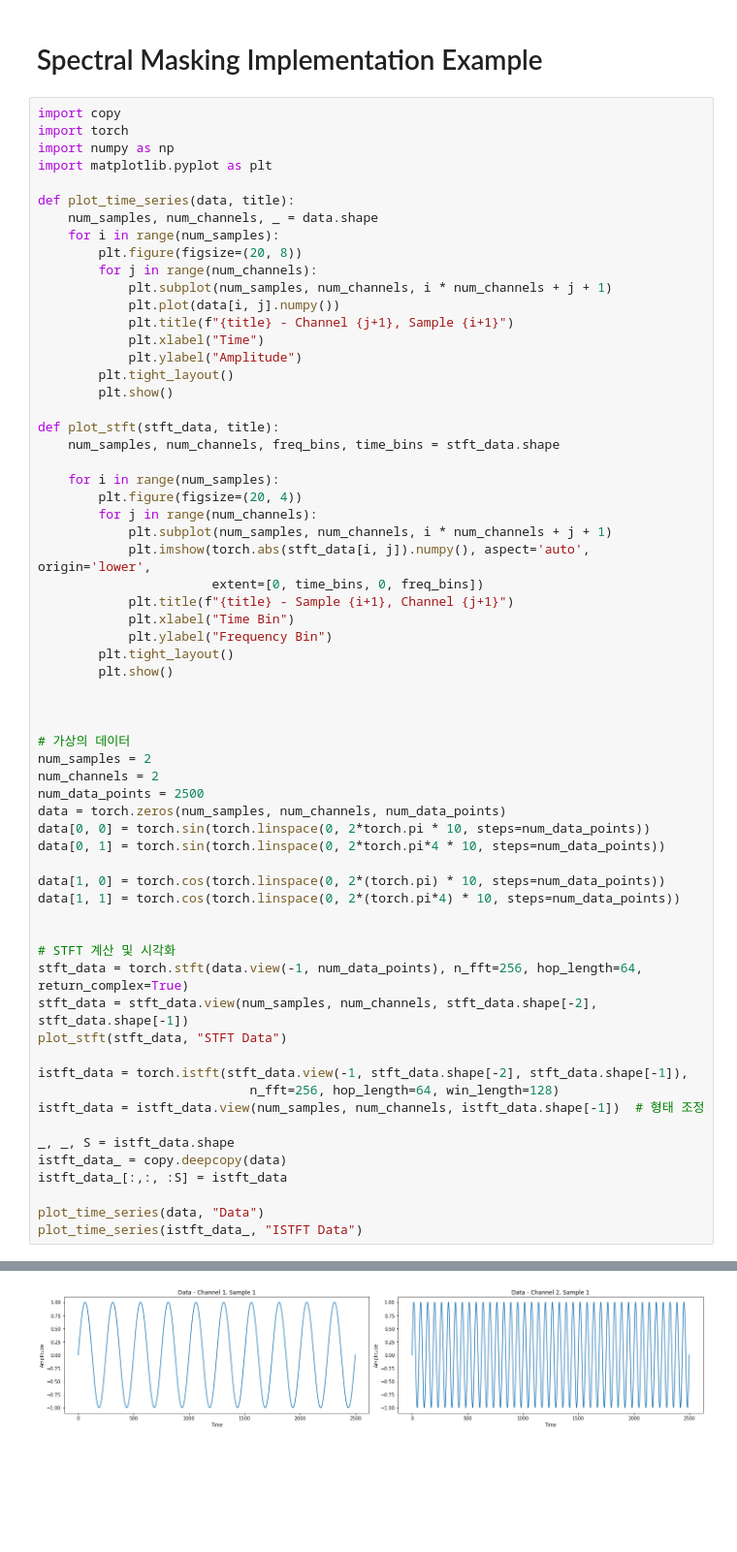
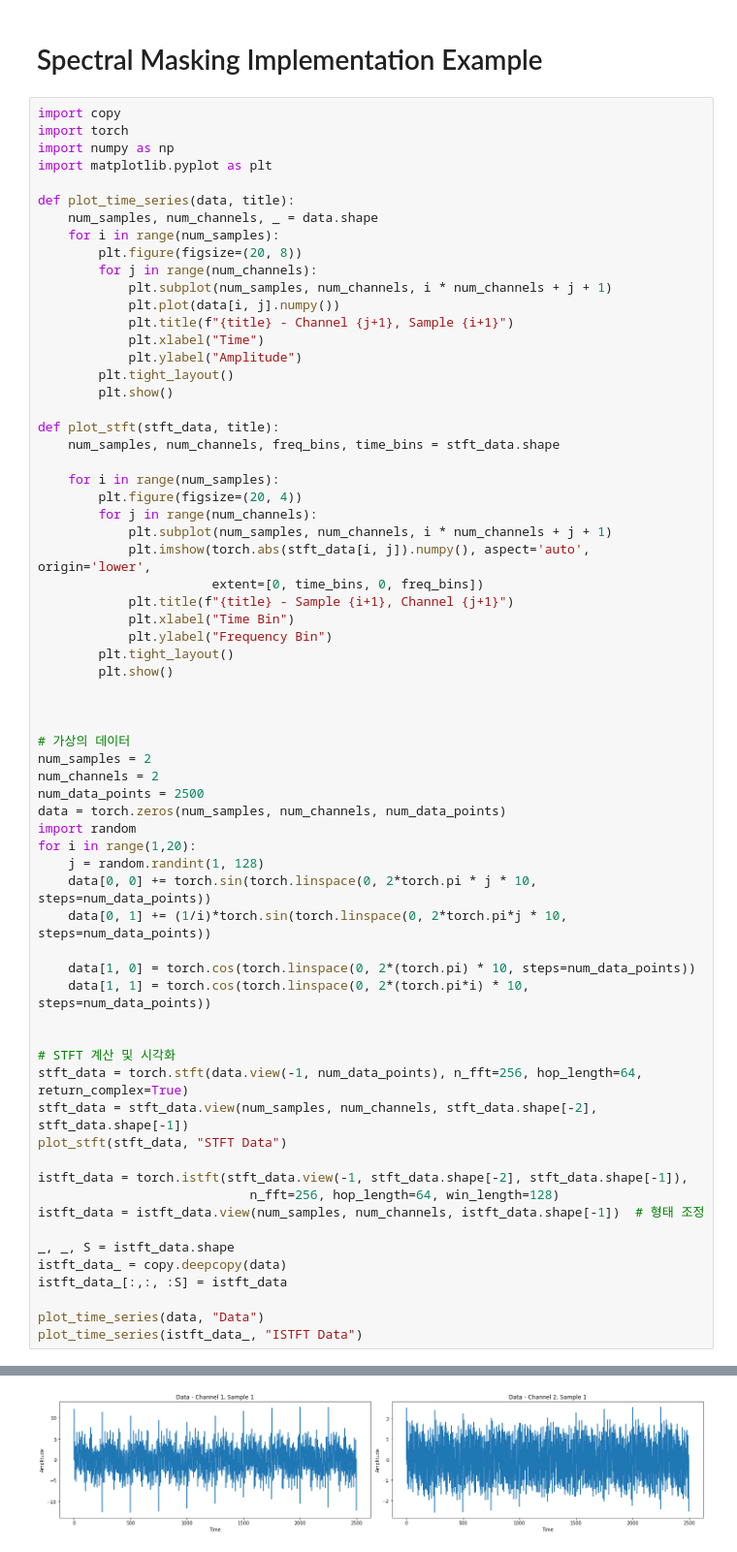
Before and after one commit to leekichang/TMTECG, a Jupyter notebook: ops/spectral_masking.ipynb, the cells around one changed output, grey strips where cells are left out. Shown at 97% size. Cells and saved outputs as stored; diff of their text form; blank space fills up the shorter version.

```diff
--- a/ops/spectral_masking.ipynb
+++ b/ops/spectral_masking.ipynb
@@ -41,11 +41,14 @@ num_samples = 2
 num_channels = 2
 num_data_points = 2500
 data = torch.zeros(num_samples, num_channels, num_data_points)
-data[0, 0] = torch.sin(torch.linspace(0, 2*torch.pi * 10, steps=num_data_points))
-data[0, 1] = torch.sin(torch.linspace(0, 2*torch.pi*4 * 10, steps=num_data_points))
+import random
+for i in range(1,20):
+    j = random.randint(1, 128)
+    data[0, 0] += torch.sin(torch.linspace(0, 2*torch.pi * j * 10, steps=num_data_points))
+    data[0, 1] += (1/i)*torch.sin(torch.linspace(0, 2*torch.pi*j * 10, steps=num_data_points))
 
-data[1, 0] = torch.cos(torch.linspace(0, 2*(torch.pi) * 10, steps=num_data_points))
-data[1, 1] = torch.cos(torch.linspace(0, 2*(torch.pi*4) * 10, steps=num_data_points))
+    data[1, 0] = torch.cos(torch.linspace(0, 2*(torch.pi) * 10, steps=num_data_points))
+    data[1, 1] = torch.cos(torch.linspace(0, 2*(torch.pi*i) * 10, steps=num_data_points))
 
 
 # STFT 계산 및 시각화
@@ -69 +72 @@ plot_time_series(istft_data_, "ISTFT Data")
-[figure, old version]
+[figure, new version]
```
Also changed, not shown: parts of 3 cells of this notebook, 2 other files.
